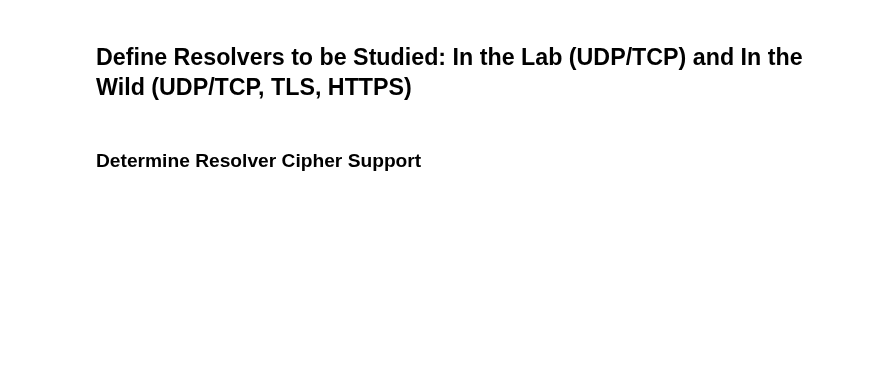
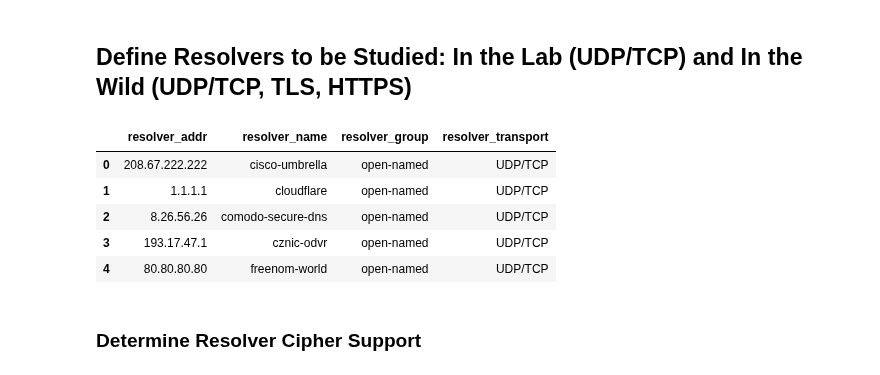
Before and after one commit to nils-wisiol/dns-downgrade-attack, a Jupyter notebook: Analysis Downgrade Attack v2.ipynb, the cells around one changed output. Drawn from its saved outputs; the diff is of its cells as text; code cells hidden in the pictures; blank space fills up the shorter version.

```diff
--- a/Analysis Downgrade Attack v2.ipynb
+++ b/Analysis Downgrade Attack v2.ipynb
@@ -96,35 +129,53 @@ zones
 open_resolvers = [{'resolver_addr': row['IPv4'], 'resolver_name': row['Handle'], 'resolver_group': 'open-named'} for _, row in pd.read_csv("open-resolvers.csv").iterrows()]
 lab_resolvers = [{'resolver_addr': row['IPv4'], 'resolver_name': row['Handle'], 'resolver_group': 'lab'} for _, row in pd.read_csv("lab-resolvers.csv").iterrows()]
 # %%
-doh_resolvers = {
+def convert_resolver_format(d):
+    return [{'resolver_addr': addr, 'resolver_name': handle, 'resolver_group': 'open-named'} for handle, addr in d.items()]
+
+#lab_resolvers = convert_resolver_format({})
+#open_resolvers = convert_resolver_format({
+#    #'quad9': '9.9.9.9',
+#    #'google': '8.8.8.8',
+#    'cloudflare': '1.1.1.1',
+#    #'adguard': '94.140.14.14',
+#})
+doh_resolvers = convert_resolver_format({
     'cloudflare-doh': 'https://cloudflare-dns.com/dns-query',
     'cloudflare-mozilla-doh': 'https://mozilla.cloudflare-dns.com/dns-query',
     'google-doh': 'https://dns.google/dns-query',
     'quad9-doh': 'https://dns.quad9.net/dns-query',
-    #'clean-browsing-doh': 'https://security-filter-dns.cleanbrowsing.org/dns-query',
+    'clean-browsing-doh': 'https://security-filter-dns.cleanbrowsing.org/dns-query',
     'adguard-doh': 'https://dns.adguard.com/dns-query',
     'comcast-doh': 'https://doh.xfinity.com/dns-query',
-}
-doh_resolvers = [{'resolver_addr': addr, 'resolver_name': handle, 'resolver_group': 'open-named'} for handle, addr in doh_resolvers.items()]
-dot_resolvers = {
+})
+dot_resolvers = convert_resolver_format({
     'cloudflare-dot': 'tls://1.1.1.1',
     'google-dot': 'tls://8.8.8.8',
     'quad9-dot': 'tls://9.9.9.9',
     'clean-browsing-dot': 'tls://185.228.168.9',
     'adguard-dot': 'tls://94.140.14.14',
-}
-dot_resolvers = [{'resolver_addr': addr, 'resolver_name': handle, 'resolver_group': 'open-named'} for handle, addr in dot_resolvers.items()]
+})
 # %%
 def resolver_transport(row):
     if row['resolver_addr'].startswith('tls'):
         return 'DoT'
     if row['resolver_addr'].startswith('https'):
         return 'DoH'
     return 'UDP/TCP'
 
-resolvers = pd.DataFrame(open_resolvers + lab_resolvers + doh_resolvers + dot_resolvers)
-resolvers['resolver_transport'] = resolvers.apply(resolver_transport, axis=1)
-resolvers.head(5)
+resolver_list = pd.DataFrame(
+    open_resolvers + lab_resolvers +
+    doh_resolvers + dot_resolvers
+)
+resolver_list['resolver_transport'] = resolver_list.apply(resolver_transport, axis=1)
+resolver_list.head(5)
+# %% [output]
+|  | resolver_addr | resolver_name | resolver_group | resolver_transport |
+| 0 | 208.67.222.222 | cisco-umbrella | open-named | UDP/TCP |
+| 1 | 1.1.1.1 | cloudflare | open-named | UDP/TCP |
+| 2 | 8.26.56.26 | comodo-secure-dns | open-named | UDP/TCP |
+| 3 | 193.17.47.1 | cznic-odvr | open-named | UDP/TCP |
+| 4 | 80.80.80.80 | freenom-world | open-named | UDP/TCP |
 # %% [markdown]
 ### Determine Resolver Cipher Support
 # %%
```
Also changed, not shown: parts of 38 cells of this notebook.
